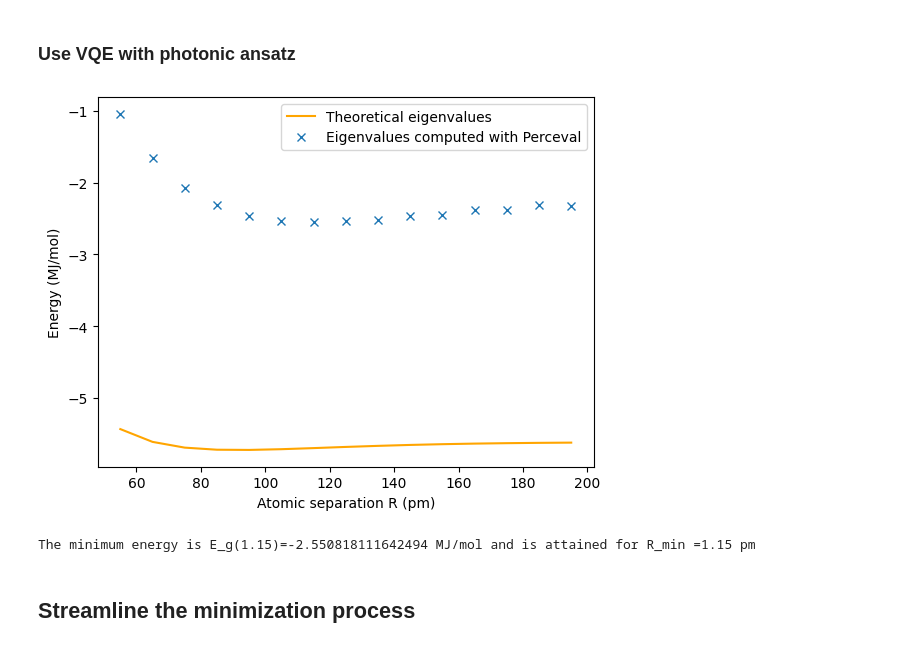
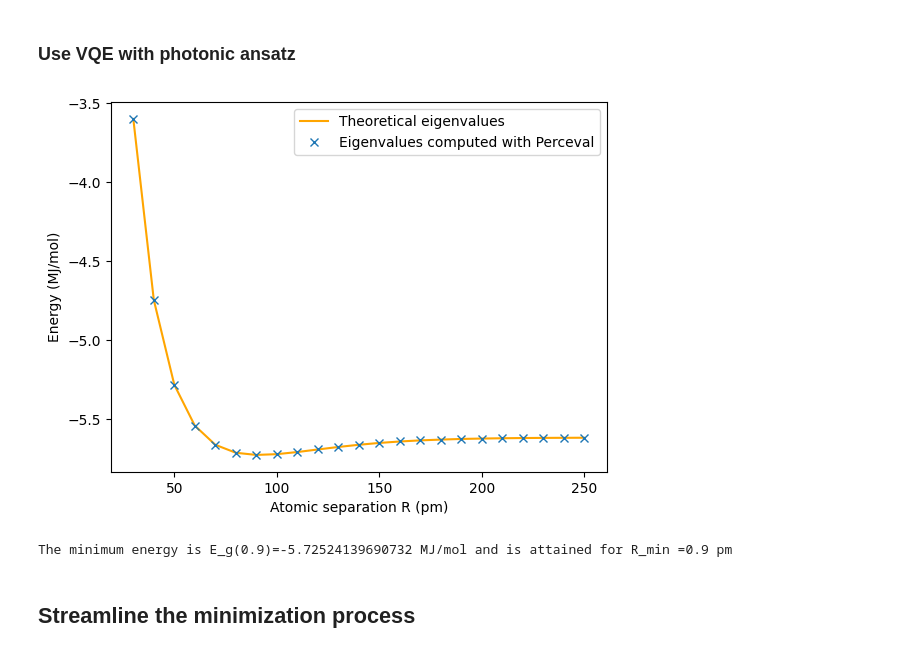
Before and after one commit to unitaryfoundation/qlass, a Jupyter notebook: photonic_vqe.ipynb, the cells around one changed output. Drawn from its saved outputs; the diff is of its cells as text; code cells hidden in the pictures.

```diff
--- a/photonic_vqe.ipynb
+++ b/photonic_vqe.ipynb
@@ -135,39 +135,39 @@ H = H1
 num_ham = len(H)
 VQE, List_Parameters = ansatz()
 
-for R in tqdm(range(10, 40, 2)):  # We try to find the ground state eigenvalue for each radius R
+for R in tqdm(range(5, 50, 2)):  # We try to find the ground state eigenvalue for each radius R
 
     h = np.array(Hamiltonian_coef[R])[0][1:]
     H = hamiltonian_dictionary(h)
     radius1.append(np.array(Hamiltonian_coef[R])[0][0])
 
     if len(init_param) == 0:
-            init_param = [2*np.pi*random.random() for _ in List_Parameters]
+            init_param = [2*np.pi*np.random.random() for _ in List_Parameters]
     else:
         for i in range(len(init_param)):
             init_param[i] = VQE.get_parameters()[i]._value
 
     # Finding the ground state eigen value for each H(R)
-    result = minimize(loss_function, init_param, args=(List_Parameters, VQE, H), method='COBYLA', options={'maxiter': 1})
+    result = minimize(loss_function, init_param, args=(List_Parameters, VQE, H), method='SLSQP', options={'maxiter': 9})
     # print(f'number of function evaluations: {result.nfev}')
     E1.append(result.get('fun'))
 # %%
-plt.plot(100*np.array(radius1), np.array(E1_th)[range(10, 40, 2)],'orange')
+plt.plot(100*np.array(radius1), np.array(E1_th)[range(5, 50, 2)],'orange')
 plt.plot(100*np.array(radius1), E1,'x')
 # plt.axis([50,250,-5.8,-5.5])
 plt.ylabel('Energy (MJ/mol)')
 plt.xlabel('Atomic separation R (pm)')
 
 plt.legend(['Theoretical eigenvalues', 'Eigenvalues computed with Perceval'])
 
 plt.show()
 
 min_value=min(E1)
 min_index = E1.index(min_value)
 print('The minimum energy is E_g('+str(radius1[min_index])+')='+str(E1[min_index])+' MJ/mol and is attained for R_min ='+str(radius1[min_index])+' pm')
 # %% [output]
-[figure, old version]
+[figure, new version]
-The minimum energy is E_g(1.15)=-2.550818111642494 MJ/mol and is attained for R_min =1.15 pm
+The minimum energy is E_g(0.9)=-5.72524139690732 MJ/mol and is attained for R_min =0.9 pm
 # %% [markdown]
 ## Streamline the minimization process
 # %%
```
Also changed, not shown: parts of 5 cells of this notebook, 3 other files.
